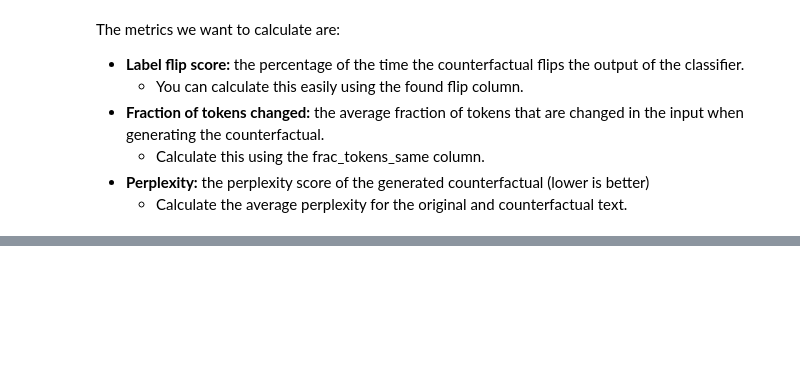
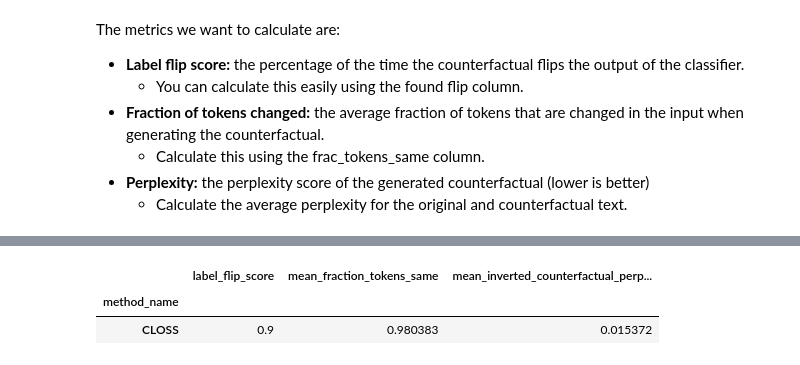
Before and after one commit to smcaleese/text-counterfactual-explanation-methods, a Jupyter notebook: analysis/results-analysis.ipynb, the cells around one changed output, grey strips where cells are left out. Saved outputs shown, nothing was run; the diff lists cells and outputs as text; code cells hidden in the pictures; blank space fills up the shorter version.

```diff
--- a/analysis/results-analysis.ipynb
+++ b/analysis/results-analysis.ipynb
@@ -35,4 +37,4 @@ The metrics we want to calculate are:
 # %%
-label_flip_score = df["found_flip"]
-label_flip_score.head()
+label_flip_score = df["found_flip"].mean()
+print(f"Label flip score: {label_flip_score:.3f}")
 # %% [output]
@@ -44,0 +79,15 @@ Name: found_flip, dtype: bool
+# %%
+data = {
+    "method_name": ["CLOSS"],
+    "label_flip_score": [label_flip_score],
+    "mean_fraction_tokens_same": [mean_fraction_tokens_same],
+    "mean_inverted_counterfactual_perplexity": [inverted_counterfactual_perplexity],
+}
+# df = pd.DataFrame(data, index=["method_name"])
+df = pd.DataFrame(data)
+df = df.set_index("method_name")
+df.head()
+# %% [output]
+|  | label_flip_score | mean_fraction_tokens_same | mean_inverted_counterfactual_perp... |
+| method_name |  |  |  |
+| CLOSS | 0.9 | 0.980383 | 0.015372 |
```
Also changed, not shown: parts of 10 cells of this notebook, 7 other files.
